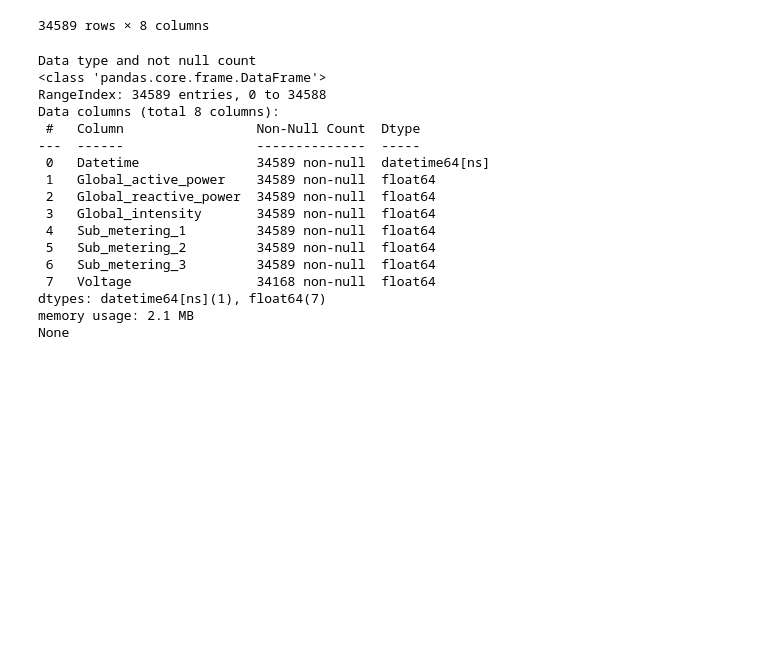
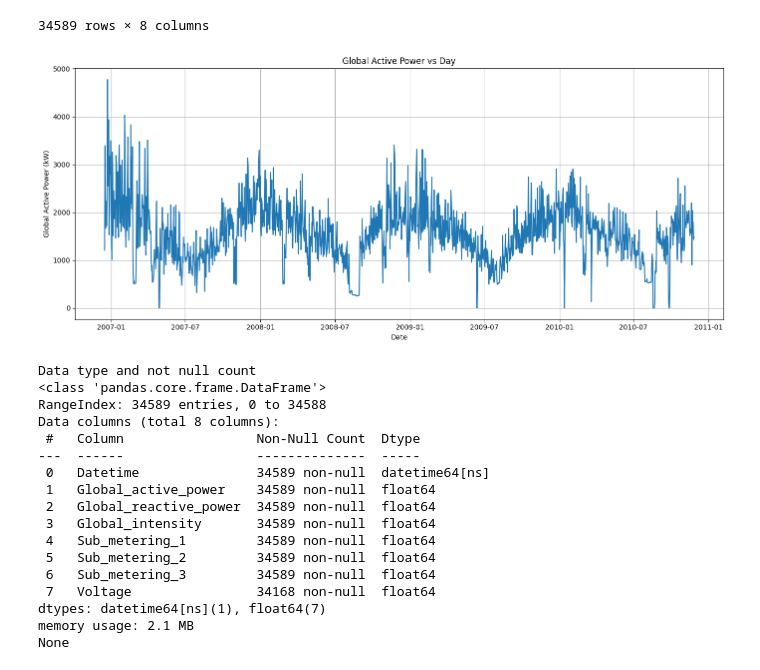
Before and after one commit to yuvraj-rathod-1202/Electricity_Consumption_Predictor, a Jupyter notebook: EDA/EDA.ipynb, the cells around one changed output. Saved outputs shown, nothing was run; the diff lists cells and outputs as text; code cells hidden in the pictures; blank space fills up the shorter version.

```diff
--- a/EDA/EDA.ipynb
+++ b/EDA/EDA.ipynb
@@ -61,6 +61,22 @@ df
 | 34587 | 2010-11-26 20:00:00 | 69.822 | 3.670 | 294.8 | 0.0 | 64.0 | ... |
 | 34588 | 2010-11-26 21:00:00 | 2.804 | 0.000 | 11.4 | 0.0 | 0.0 | ... |
 34589 rows × 8 columns
+# %%
+import matplotlib.pyplot as plt
+import pandas as pd
+df['Date'] = df['Datetime'].dt.date
+daily_power = df.groupby('Date')['Global_active_power'].sum()
+
+plt.figure(figsize=(14, 6))
+daily_power.plot()
+plt.title('Global Active Power vs Day')
+plt.xlabel('Date')
+plt.ylabel('Global Active Power (kW)')
+plt.grid(True)
+plt.tight_layout()
+plt.show()
+# %% [output]
+[figure, added]
 # %%
 inspect = DataInspector(DataTypeInspectionStrategy())
 inspect.execute_strategy(df)
```
Also changed, not shown: 1 other file.
